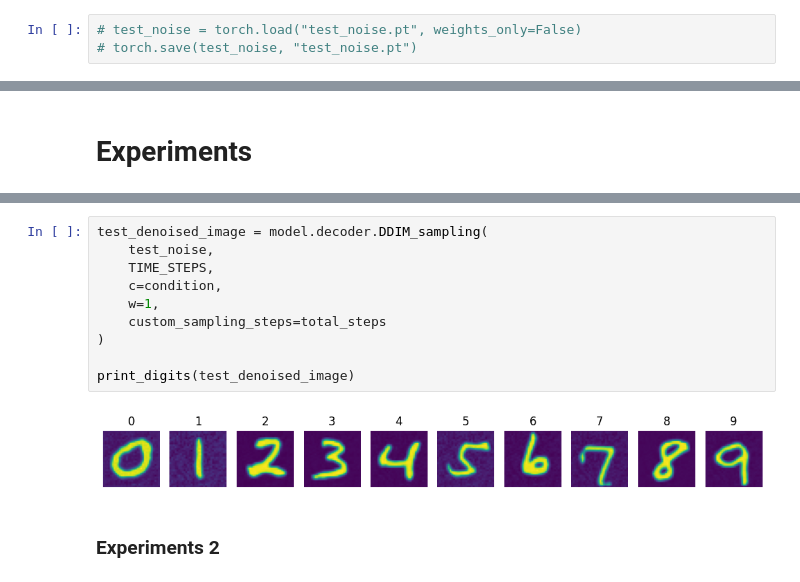
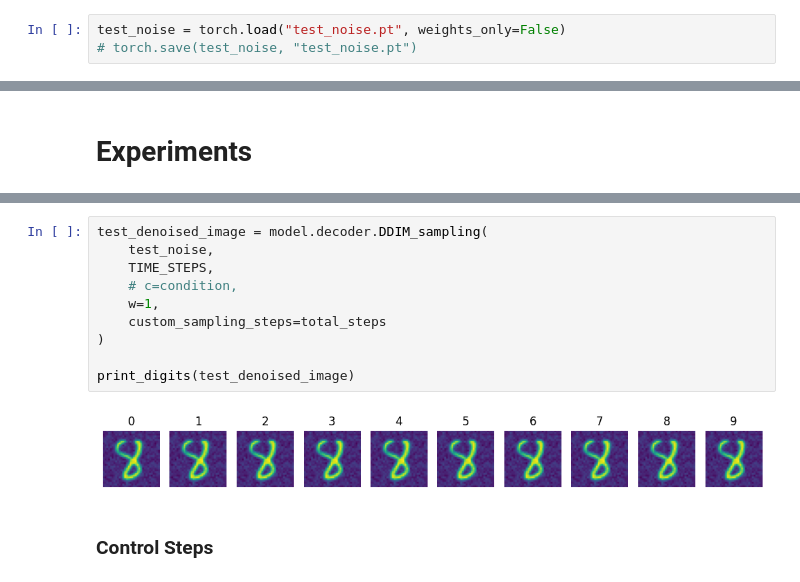
Before and after one commit to junyeong-nero/DDPM, a Jupyter notebook: diffusion_colab_experiments.ipynb, the cells around one changed output, grey strips where cells are left out. Saved outputs shown, nothing was run; the diff lists cells and outputs as text.

Commit message:
update experiments code

```diff
--- a/diffusion_colab_experiments.ipynb
+++ b/diffusion_colab_experiments.ipynb
@@ -1001,7 +1080,7 @@ test_noise = test_noise.repeat(10, 1, 1, 1)
 
 condition = torch.tensor(list(range(10))).to(device)
 # %%
-# test_noise = torch.load("test_noise.pt", weights_only=False)
+test_noise = torch.load("test_noise.pt", weights_only=False)
 # torch.save(test_noise, "test_noise.pt")
 # %%
 test_steps = [5, 10, 20, 50, 100]
@@ -1075,17 +1156,17 @@ print(total_steps)
 # %%
 test_denoised_image = model.decoder.DDIM_sampling(
     test_noise,
     TIME_STEPS,
-    c=condition,
+    # c=condition,
     w=1,
     custom_sampling_steps=total_steps
 )
 
 print_digits(test_denoised_image)
 # %% [output]
-[figure, old version]
+[figure, new version]
-# %% [markdown]
-### Experiments 2
+# %% [markdown]
+### Control Steps
 # %%
 for i in range(1, 10):
 
```
Also changed, not shown: parts of 23 cells of this notebook, 1 other file.
